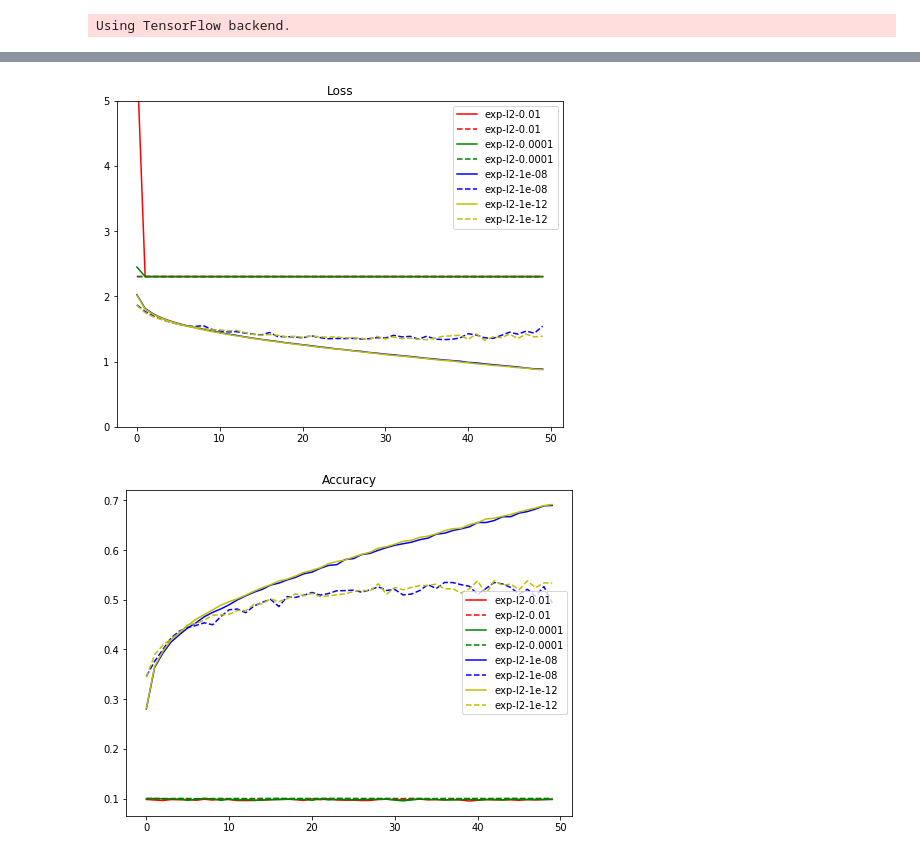
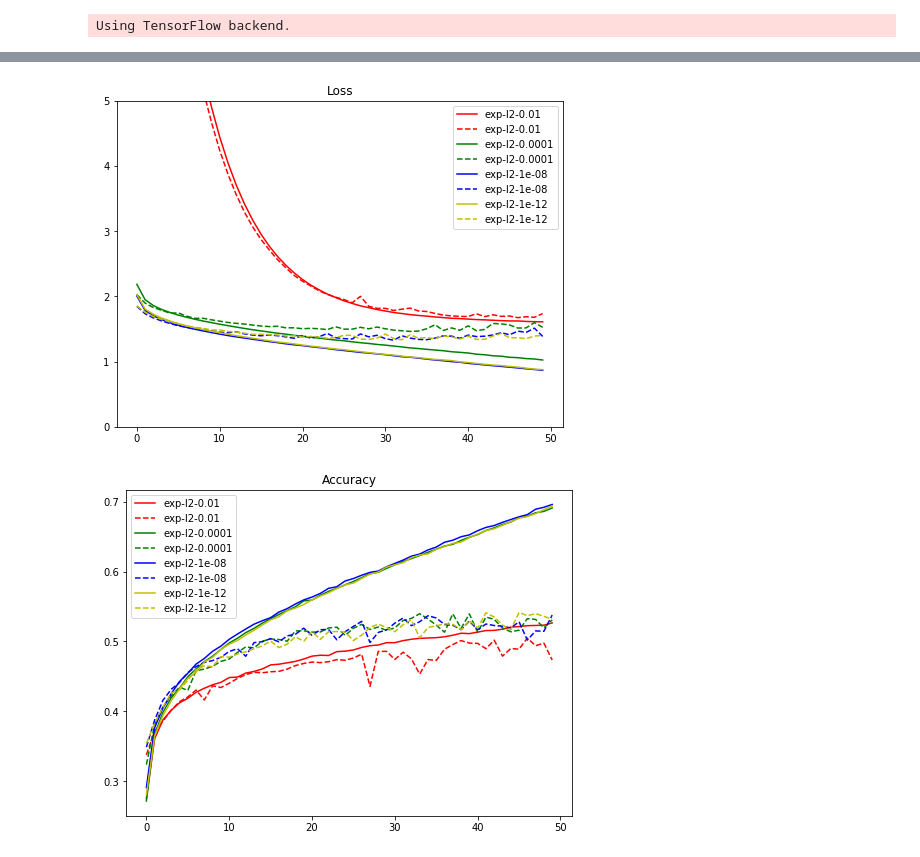
Before and after one commit to r05548045/3rd-ML100Days, a Jupyter notebook: homework/Day_081_HW.ipynb, the cells around one changed output, grey strips where cells are left out. Saved outputs shown, nothing was run; the diff lists cells and outputs as text; code cells hidden in the pictures.

```diff
--- a/homework/Day_081_HW.ipynb
+++ b/homework/Day_081_HW.ipynb
@@ -54,12 +54,12 @@ def build_mlp_l1(input_shape, output_units=10, num_neurons=[512, 256, 128], l1_r
             x = keras.layers.Dense(units=n_units,
                                    activation="relu",
                                    name="hidden_layer"+str(i+1),
-                                   activity_regularizer=l1(l1_ratio))(input_layer) # regularization
+                                   kernel_regularizer=l1(l1_ratio))(input_layer) # regularization
         else:
             x = keras.layers.Dense(units=n_units,
                                    activation="relu",
                                    name="hidden_layer"+str(i+1),
-                                   activity_regularizer=l1(l1_ratio))(x) # regularization
+                                   kernel_regularizer=l1(l1_ratio))(x) # regularization
 
     out = keras.layers.Dense(units=output_units, activation="softmax", name="output")(x)
 
@@ -154,12 +154,12 @@ def build_mlp_l2(input_shape, output_units=10, num_neurons=[512, 256, 128], l2_r
             x = keras.layers.Dense(units=n_units,
                                    activation="relu",
                                    name="hidden_layer"+str(i+1),
-                                   activity_regularizer=l1(l2_ratio))(input_layer) # regularization
+                                   kernel_regularizer=l2(l2_ratio))(input_layer) # regularization
         else:
             x = keras.layers.Dense(units=n_units,
                                    activation="relu",
                                    name="hidden_layer"+str(i+1),
-                                   activity_regularizer=l1(l2_ratio))(x) # regularization
+                                   kernel_regularizer=l2(l2_ratio))(x) # regularization
 
     out = keras.layers.Dense(units=output_units, activation="softmax", name="output")(x)
 
@@ -243,5 +243,5 @@ Epoch 50/50
-[figure, old version]
+[figure, new version]
-[figure, old version]
+[figure, new version]
 # %%
 from keras.regularizers import l1_l2
 
```
Also changed, not shown: parts of 3 cells of this notebook.
